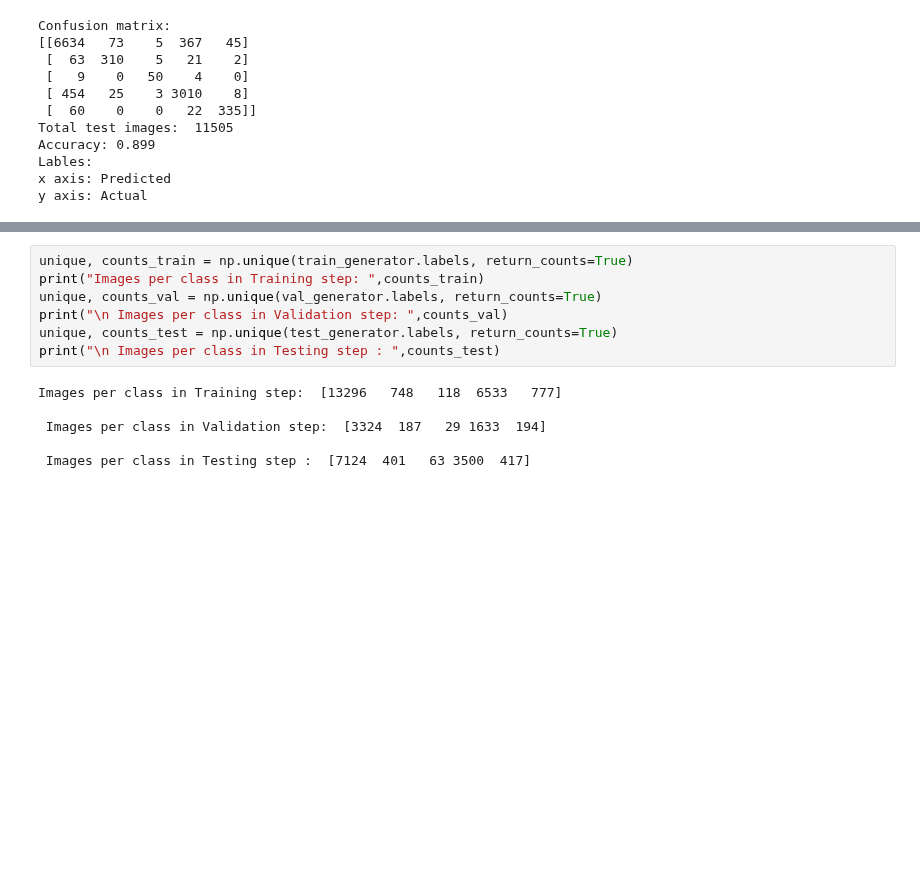
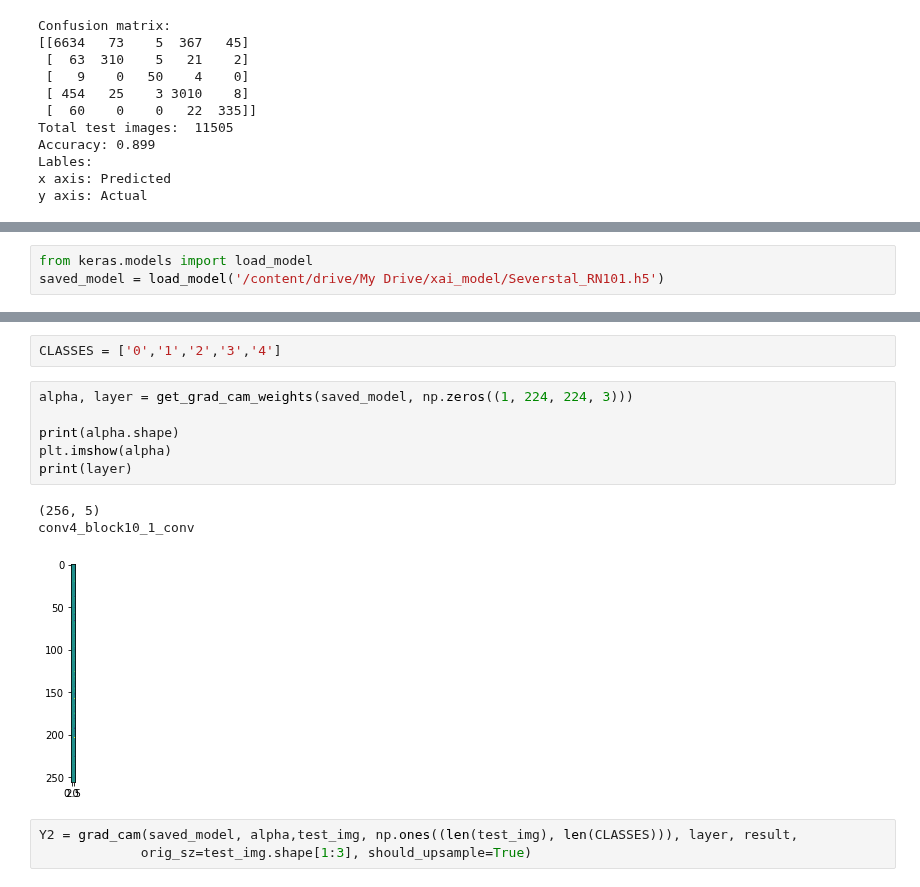
Before and after one commit to mahesh-sudhakar/NEU_XAI, a Jupyter notebook: severstal_play.ipynb, the cells around one changed output, grey strips where cells are left out. Drawn from its saved outputs; the diff is of its cells as text; blank space fills up the shorter version.

```diff
--- a/severstal_play.ipynb
+++ b/severstal_play.ipynb
@@ -854,0 +847,3 @@ plt.savefig('/content/drive/My Drive/xai_model/741.jpg')
+# %%
+from keras.models import load_model
+saved_model = load_model('/content/drive/My Drive/xai_model/Severstal_RN101.h5')
@@ -885,13 +964,15 @@ Output :  0
-# %%
-unique, counts_train = np.unique(train_generator.labels, return_counts=True)
-print("Images per class in Training step: ",counts_train)
-unique, counts_val = np.unique(val_generator.labels, return_counts=True)
-print("\n Images per class in Validation step: ",counts_val)
-unique, counts_test = np.unique(test_generator.labels, return_counts=True)
-print("\n Images per class in Testing step : ",counts_test)
-# %% [output]
-Images per class in Training step:  [13296   748   118  6533   777]
-
- Images per class in Validation step:  [3324  187   29 1633  194]
-
- Images per class in Testing step :  [7124  401   63 3500  417]
+# %%
+CLASSES = ['0','1','2','3','4']
+# %%
+alpha, layer = get_grad_cam_weights(saved_model, np.zeros((1, 224, 224, 3)))
+
+print(alpha.shape)
+plt.imshow(alpha)
+print(layer)
+# %% [output]
+(256, 5)
+conv4_block10_1_conv
+[figure, added]
+# %%
+Y2 = grad_cam(saved_model, alpha,test_img, np.ones((len(test_img), len(CLASSES))), layer, result,
+             orig_sz=test_img.shape[1:3], should_upsample=True)
```
Also changed, not shown: parts of 19 cells of this notebook.
